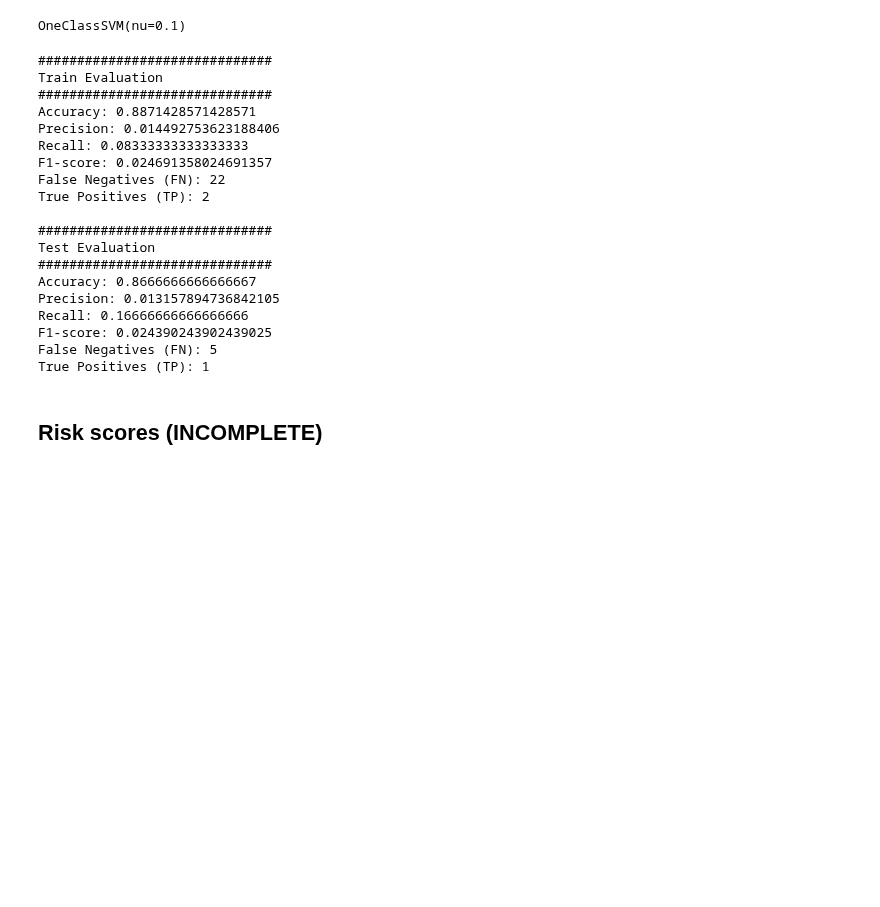
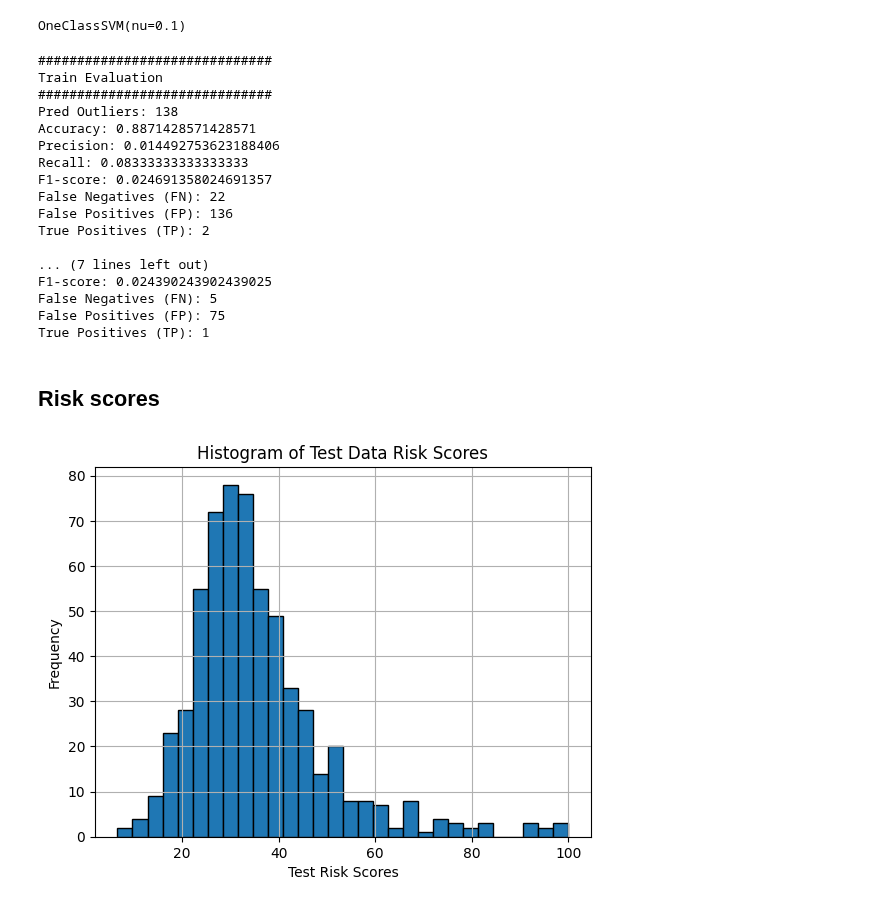
Before and after one commit to mel0778/dsa4263, a Jupyter notebook: code/model_SVM.ipynb, the cells around one changed output. Drawn from its saved outputs; the diff is of its cells as text; code cells hidden in the pictures; blank space fills up the shorter version.

```diff
--- a/code/model_SVM.ipynb
+++ b/code/model_SVM.ipynb
@@ -8,7 +8,7 @@ import numpy as np
 from sklearn.model_selection import train_test_split
 import matplotlib.pyplot as plt
 # %%
-final_dataset_path = 'FEData_For_Modelling.parquet'
+final_dataset_path = '..\data\FEData_For_Modelling.parquet'
 
 # Read the multi-part Parquet dataset
 fds = dd.read_parquet(final_dataset_path)
@@ -50,7 +50,7 @@ def list_files_in_folder(folder_path):
         print(f"Folder '{folder_path}' does not exist.")
     return files
 
-sus_users_list = list_files_in_folder("data\\answers\\r5.2-2")
+sus_users_list = list_files_in_folder("..\data\\r5.2-2")
 # %%
 print("How many sus users: ",len(sus_users_list))
 print(sus_users_list)
@@ -101,7 +101,7 @@ def eval_svm(preds, labels):
 
     # Convert predictions (-1 for outliers, 1 for inliers) to binary labels (0 for normal, 1 for anomaly)
     pred_labels = np.where(preds == -1, 1, 0)
-
+    print("Pred Outliers:", np.count_nonzero(pred_labels == 1))
     # Compute confusion matrix to get FN and TP
     tn, fp, fn, tp = confusion_matrix(labels, pred_labels).ravel()
 
@@ -117,9 +117,9 @@ def eval_svm(preds, labels):
     print(f"Recall: {recall}")
     print(f"F1-score: {f1}")
     print(f"False Negatives (FN): {fn}")
+    print(f"False Positives (FP): {fp}")
     print(f"True Positives (TP): {tp}")
 
-# Predict outliers/anomalies on the test data
 train_pred = clf.predict(X_train_scaled)
 print("##############################")
 print("Train Evaluation")
@@ -137,21 +137,19 @@ eval_svm(test_pred, y_test)
 ##############################
 Train Evaluation
 ##############################
+Pred Outliers: 138
 Accuracy: 0.8871428571428571
 Precision: 0.014492753623188406
 Recall: 0.08333333333333333
 F1-score: 0.024691358024691357
 False Negatives (FN): 22
+False Positives (FP): 136
 True Positives (TP): 2
 
-##############################
-Test Evaluation
-##############################
-Accuracy: 0.8666666666666667
-Precision: 0.013157894736842105
-Recall: 0.16666666666666666
+... (7 lines left out)
 F1-score: 0.024390243902439025
 False Negatives (FN): 5
+False Positives (FP): 75
 True Positives (TP): 1
 # %% [markdown]
-## Risk scores (INCOMPLETE)
+## Risk scores
@@ -178,0 +156,24 @@ test_risk_scores = normalize_distances(test_distances)*100
+# %%
+def get_risk_score(clf, X):
+    # distance from decision boundary where negative = non anomaly and positive = anomaly
+    distances = clf.decision_function(X)
+
+    # Map distances to risk scores
+    max_distance = np.max(np.abs(distances))
+    risk_scores = np.round((0.5 + 0.5 * -distances / max_distance)*100, decimals=2)
+
+    return risk_scores
+# %%
+train_risk = get_risk_score(clf, X_train_scaled)
+test_risk = get_risk_score(clf, X_test_scaled)
+# %%
+import matplotlib.pyplot as plt
+# Plot histogram
+plt.hist(test_risk, bins=30, edgecolor='black')  # Adjust bins as needed
+plt.xlabel('Test Risk Scores')
+plt.ylabel('Frequency')
+plt.title('Histogram of Test Data Risk Scores')
+plt.grid(True)
+plt.show()
+# %% [output]
+[figure, added]
```
Also changed, not shown: parts of 11 cells of this notebook.
